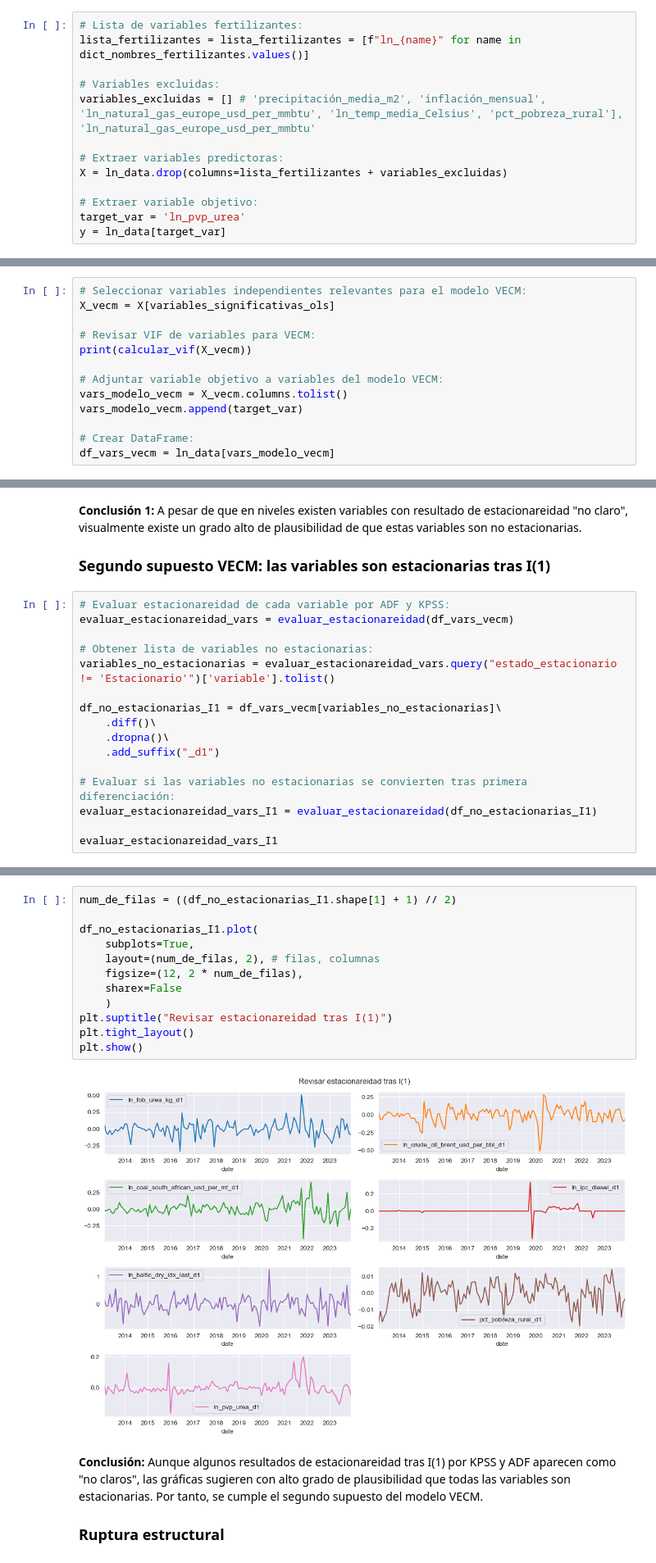
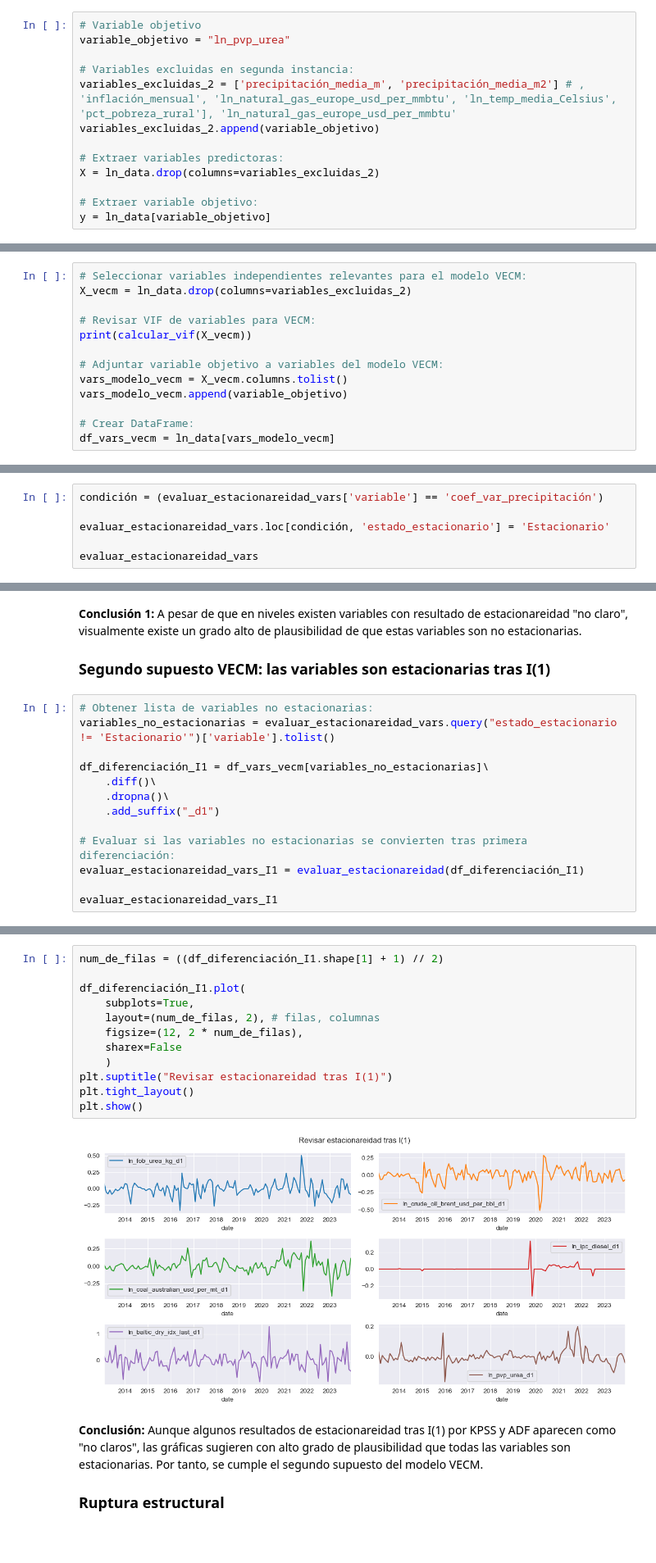
Before and after one commit to IFTrejoM/time-series-fertilizer-price-predictor, a Jupyter notebook: modelo_regresión.ipynb, the cells around one changed output, grey strips where cells are left out. Shown at 82% size. Cells and saved outputs as stored; diff of their text form; blank space fills up the shorter version.

```diff
--- a/modelo_regresión.ipynb
+++ b/modelo_regresión.ipynb
@@ -148,16 +168,16 @@ memory usage: 15.5 KB
 # %%
-# Lista de variables fertilizantes:
-lista_fertilizantes = lista_fertilizantes = [f"ln_{name}" for name in dict_nombres_fertilizantes.values()]
+# Variable objetivo
+variable_objetivo = "ln_pvp_urea"
 
-# Variables excluidas:
-variables_excluidas = [] # 'precipitación_media_m2', 'inflación_mensual', 'ln_natural_gas_europe_usd_per_mmbtu', 'ln_temp_media_Celsius', 'pct_pobreza_rural'], 'ln_natural_gas_europe_usd_per_mmbtu'
+# Variables excluidas en segunda instancia:
+variables_excluidas_2 = ['precipitación_media_m', 'precipitación_media_m2'] # , 'inflación_mensual', 'ln_natural_gas_europe_usd_per_mmbtu', 'ln_temp_media_Celsius', 'pct_pobreza_rural'], 'ln_natural_gas_europe_usd_per_mmbtu'
+variables_excluidas_2.append(variable_objetivo)
 
 # Extraer variables predictoras:
-X = ln_data.drop(columns=lista_fertilizantes + variables_excluidas)
+X = ln_data.drop(columns=variables_excluidas_2)
 
 # Extraer variable objetivo:
-target_var = 'ln_pvp_urea'
-y = ln_data[target_var]
+y = ln_data[variable_objetivo]
 # %%
 # Calcular el factor de inflación de varianza (VIF) de las variables explicativas originales:
 calcular_vif(X)
@@ -255,14 +258,14 @@ calcular_vif(X[variables_significativas_ols])
 ### Revisar VIF de variables para VECM
 # %%
 # Seleccionar variables independientes relevantes para el modelo VECM:
-X_vecm = X[variables_significativas_ols]
+X_vecm = ln_data.drop(columns=variables_excluidas_2)
 
 # Revisar VIF de variables para VECM:
 print(calcular_vif(X_vecm))
 
 # Adjuntar variable objetivo a variables del modelo VECM:
 vars_modelo_vecm = X_vecm.columns.tolist()
-vars_modelo_vecm.append(target_var)
+vars_modelo_vecm.append(variable_objetivo)
 
 # Crear DataFrame:
 df_vars_vecm = ln_data[vars_modelo_vecm]
@@ -305,0 +313,6 @@ plt.show()
+# %%
+condición = (evaluar_estacionareidad_vars['variable'] == 'coef_var_precipitación')
+
+evaluar_estacionareidad_vars.loc[condición, 'estado_estacionario'] = 'Estacionario'
+
+evaluar_estacionareidad_vars
@@ -308,19 +332,16 @@ plt.show()
 
 ### Segundo supuesto VECM: las variables son estacionarias tras I(1)
 # %%
-# Evaluar estacionareidad de cada variable por ADF y KPSS:
-evaluar_estacionareidad_vars = evaluar_estacionareidad(df_vars_vecm)
-
 # Obtener lista de variables no estacionarias:
 variables_no_estacionarias = evaluar_estacionareidad_vars.query("estado_estacionario != 'Estacionario'")['variable'].tolist()
 
-df_no_estacionarias_I1 = df_vars_vecm[variables_no_estacionarias]\
+df_diferenciación_I1 = df_vars_vecm[variables_no_estacionarias]\
     .diff()\
     .dropna()\
     .add_suffix("_d1")
 
 # Evaluar si las variables no estacionarias se convierten tras primera diferenciación:
-evaluar_estacionareidad_vars_I1 = evaluar_estacionareidad(df_no_estacionarias_I1)
+evaluar_estacionareidad_vars_I1 = evaluar_estacionareidad(df_diferenciación_I1)
 
 evaluar_estacionareidad_vars_I1
 # %% [output]
@@ -335,17 +355,17 @@ evaluar_estacionareidad_vars_I1
 # %%
-num_de_filas = ((df_no_estacionarias_I1.shape[1] + 1) // 2)
+num_de_filas = ((df_diferenciación_I1.shape[1] + 1) // 2)
 
-df_no_estacionarias_I1.plot(
+df_diferenciación_I1.plot(
     subplots=True,
     layout=(num_de_filas, 2), # filas, columnas
     figsize=(12, 2 * num_de_filas),
     sharex=False
     )
 plt.suptitle("Revisar estacionareidad tras I(1)")
 plt.tight_layout()
 plt.show()
 # %% [output]
-[figure, old version]
+[figure, new version]
 # %% [markdown]
 **Conclusión:** Aunque algunos resultados de estacionareidad tras I(1) por KPSS y ADF aparecen como "no claros", las gráficas sugieren con alto grado de plausibilidad que todas las variables son estacionarias. Por tanto, se cumple el segundo supuesto del modelo VECM.
 
```
Also changed, not shown: parts of 40 cells of this notebook, 1 other file.
